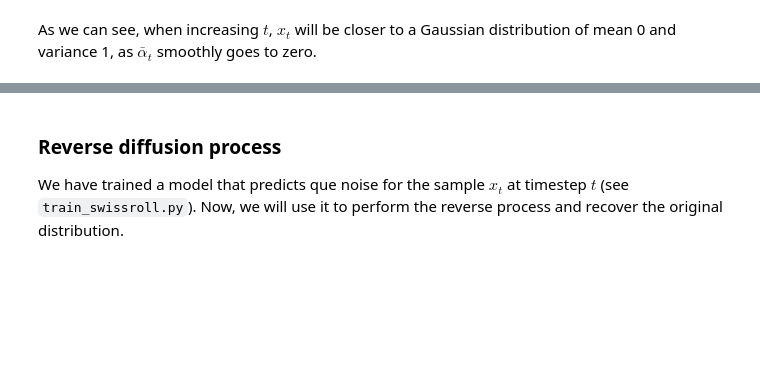
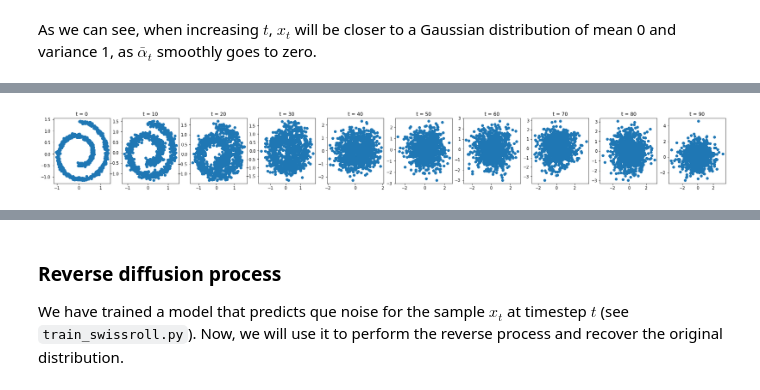
Before and after one commit to jgcarrasco/diffusion, a Jupyter notebook: explore.ipynb, the cells around one changed output, grey strips where cells are left out. Cells and saved outputs as stored; diff of their text form; code cells hidden in the pictures; blank space fills up the shorter version.

```diff
--- a/explore.ipynb
+++ b/explore.ipynb
@@ -86,0 +72,16 @@ ValueError: too many values to unpack (expected 3)
+# %%
+rng = default_rng()
+
+X_0 = torch.tensor(make_dataset())
+
+ts = np.linspace(0, diffusion.timesteps, 10, dtype='int64', endpoint=False)
+
+fig, axes = plt.subplots(ncols=len(ts), figsize=(len(ts)*3, 3))
+
+for t, ax in zip(ts, axes.flat):
+    X_t = diffusion.sample_q(X_0, torch.tensor([t]))
+    ax.set_title("t = " + str(t))
+    ax.scatter(X_t[:, 0], X_t[:, 1])
+plt.show()
+# %% [output]
+[figure, added]
```
Also changed, not shown: parts of 6 cells of this notebook, 2 other files.
